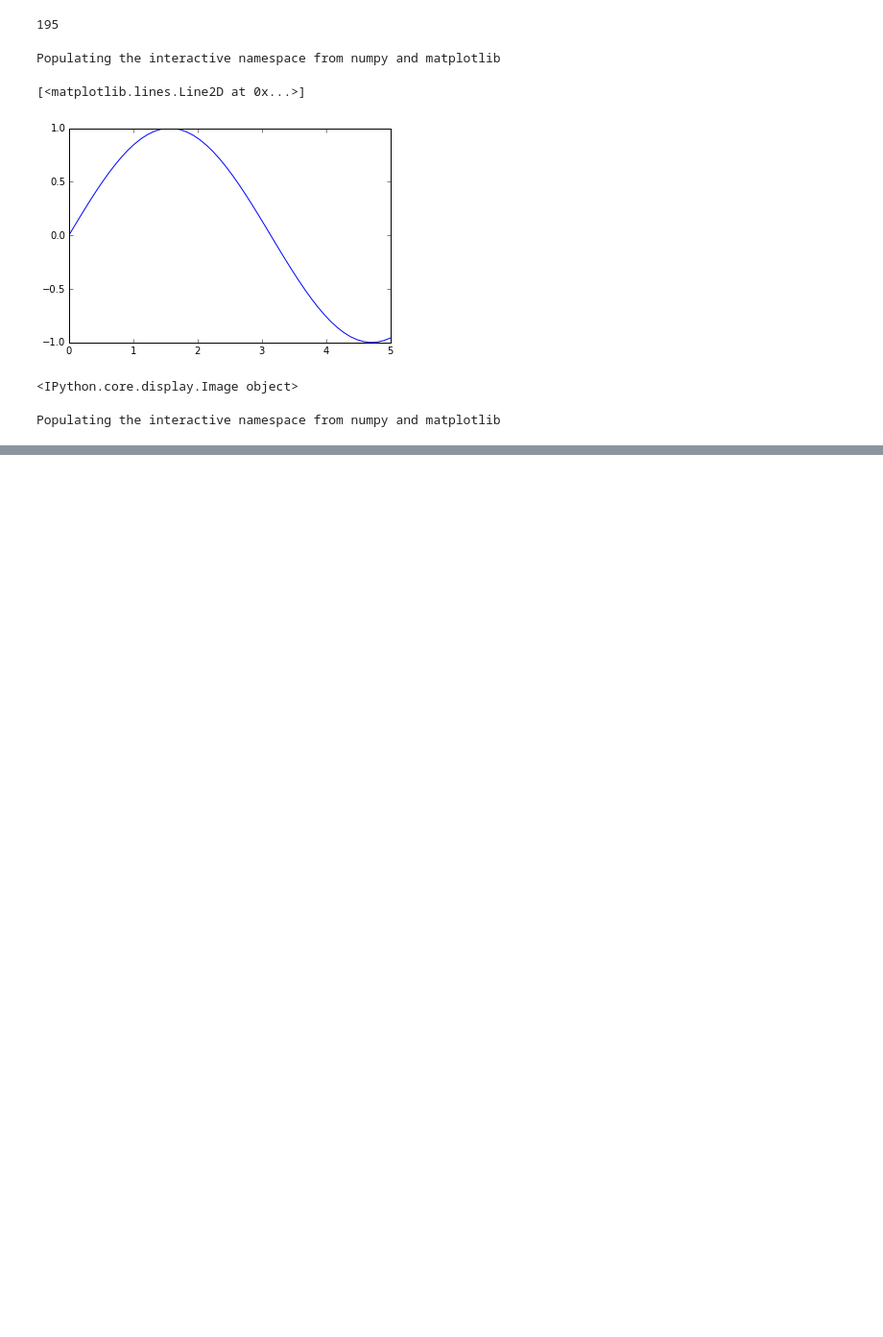
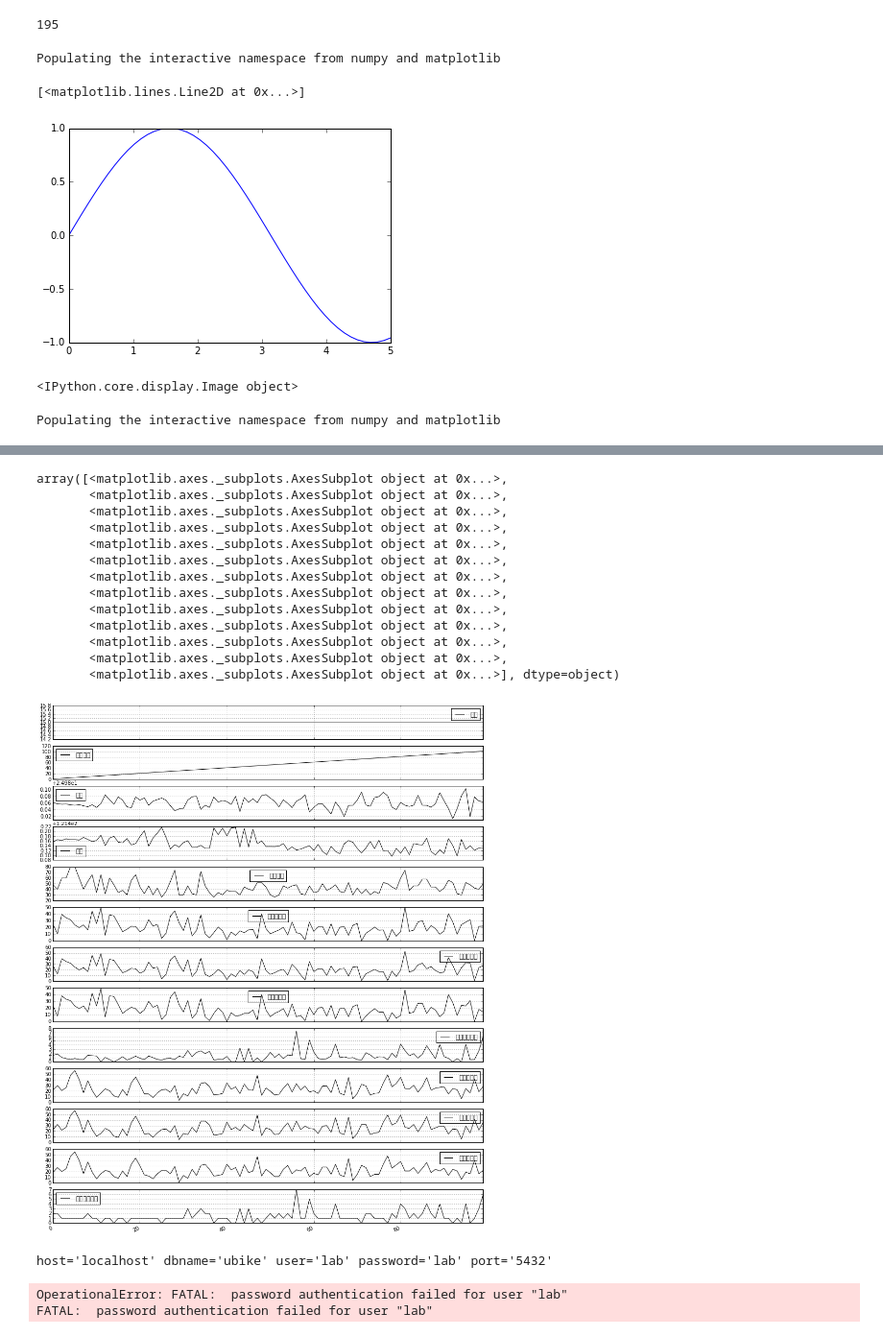
Before and after one commit to easontse/pythonlab, a Jupyter notebook: pandas/HelloWorld.ipynb, the cells around one changed output, grey strips where cells are left out. Shown at 96% size. Cells and saved outputs as stored; diff of their text form; code cells hidden in the pictures; blank space fills up the shorter version.

```diff
--- a/pandas/HelloWorld.ipynb
+++ b/pandas/HelloWorld.ipynb
@@ -38,0 +90,17 @@ Populating the interactive namespace from numpy and matplotlib
+# %%
+broken_df[:100].plot(subplots=True,figsize=(15,20))
+# %% [output]
+array([<matplotlib.axes._subplots.AxesSubplot object at 0x...>,
+       <matplotlib.axes._subplots.AxesSubplot object at 0x...>,
+       <matplotlib.axes._subplots.AxesSubplot object at 0x...>,
+       <matplotlib.axes._subplots.AxesSubplot object at 0x...>,
+       <matplotlib.axes._subplots.AxesSubplot object at 0x...>,
+       <matplotlib.axes._subplots.AxesSubplot object at 0x...>,
+       <matplotlib.axes._subplots.AxesSubplot object at 0x...>,
+       <matplotlib.axes._subplots.AxesSubplot object at 0x...>,
+       <matplotlib.axes._subplots.AxesSubplot object at 0x...>,
+       <matplotlib.axes._subplots.AxesSubplot object at 0x...>,
+       <matplotlib.axes._subplots.AxesSubplot object at 0x...>,
+       <matplotlib.axes._subplots.AxesSubplot object at 0x...>,
+       <matplotlib.axes._subplots.AxesSubplot object at 0x...>], dtype=object)
+[figure, added]
@@ -38,0 +109,19 @@ Populating the interactive namespace from numpy and matplotlib
+# %%
+dbconn_host='localhost'
+dbconn_dbname='ubike'
+dbconn_user='lab'
+dbconn_password='lab'
+dbconn_port='5432'
+
+conn_string = ('host=' + "'" + dbconn_host + "'" + ' ' +
+              'dbname=' + "'" + dbconn_dbname + "'" + ' ' +
+              'user=' + "'" + dbconn_user + "'" + ' ' +
+              'password=' + "'" + dbconn_password + "'" + ' ' +
+              'port=' + "'" + dbconn_port + "'")
+
+conn = psycopg2.connect(conn_string)
+cursor = conn.cursor()
+# %% [output]
+host='localhost' dbname='ubike' user='lab' password='lab' port='5432'
+OperationalError: FATAL:  password authentication failed for user "lab"
+FATAL:  password authentication failed for user "lab"
```
Also changed, not shown: parts of 8 cells of this notebook.
